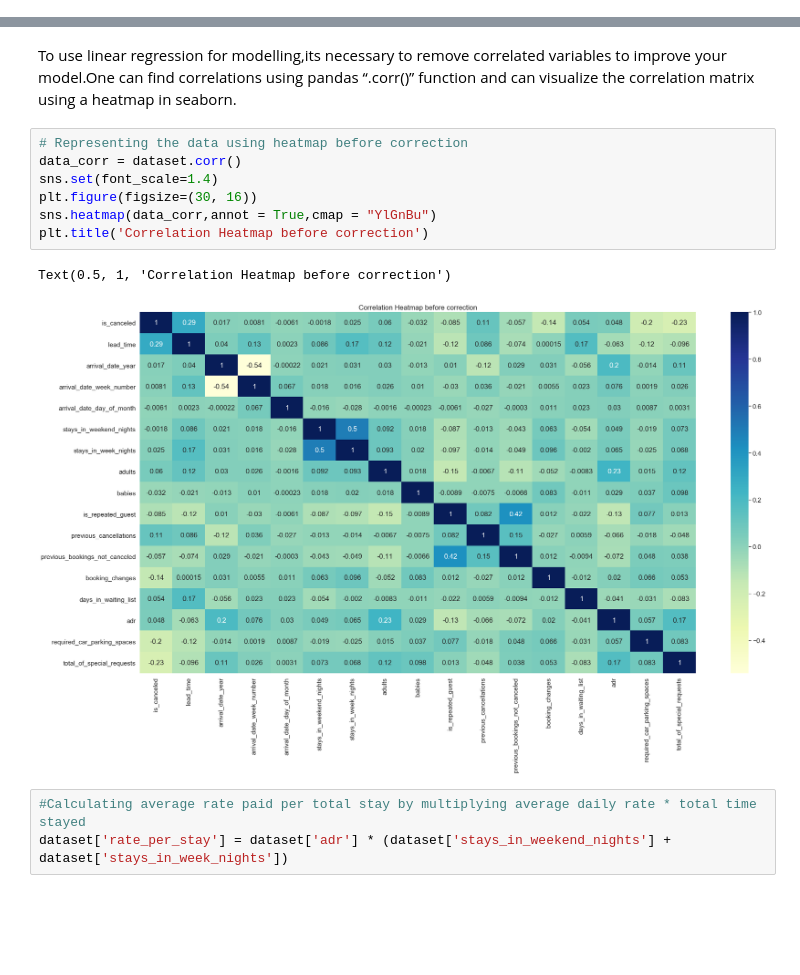
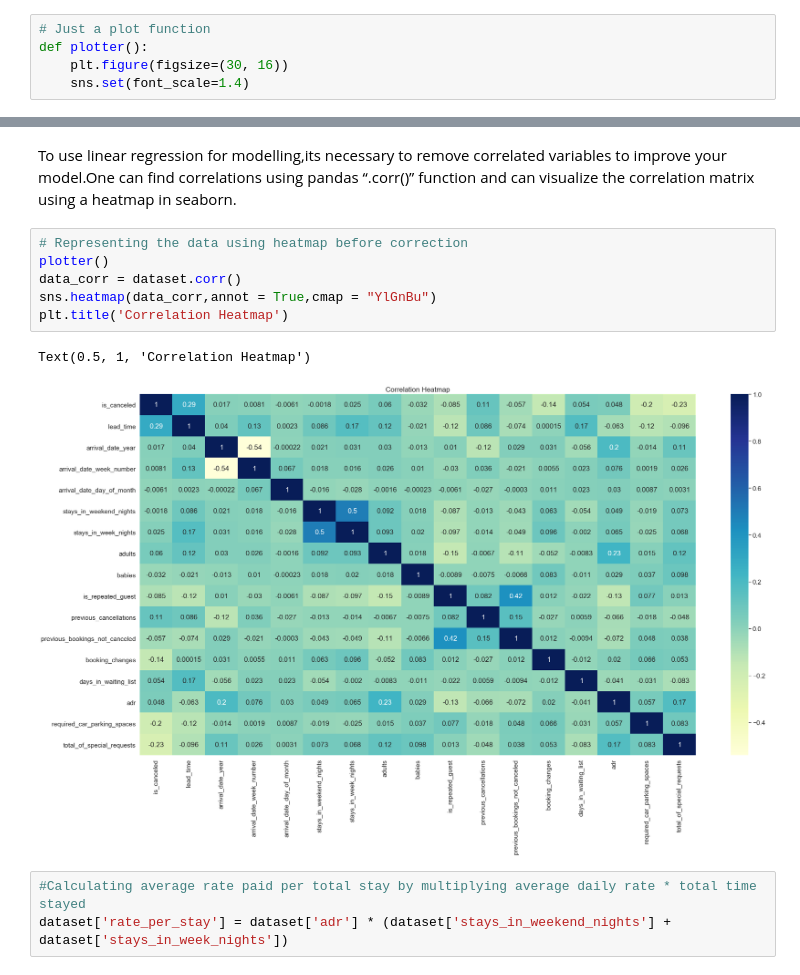
Before and after one commit to dipenpratap/Data-Mining, a Jupyter notebook: Project 1/project_1.ipynb, the cells around one changed output, grey strips where cells are left out. Drawn from its saved outputs; the diff is of its cells as text; blank space fills up the shorter version.

```diff
--- a/Project 1/project_1.ipynb
+++ b/Project 1/project_1.ipynb
@@ -64,6 +64,11 @@ memory usage: 29.1+ MB
     the NaN values present in the dataset."""
 # %% [output]
 ' Here we can see that data has int, float and object values. First of all we have to represent the object\n    values to some numerical values so that we can perform exploratory data analysis. Also,  ...
+# %%
+# Just a plot function
+def plotter():
+    plt.figure(figsize=(30, 16))
+    sns.set(font_scale=1.4)
 # %%
 # Cleaning the dataset (looking for outliers and NaN values)
 data_size = dataset.shape
@@ -158,14 +163,13 @@ From above data we can see that the months of August followed by July, May, and
 To use linear regression for modelling,its necessary to remove correlated variables to improve your model.One can find correlations using pandas “.corr()” function and can visualize the correlation matrix using a heatmap in seaborn.
 # %%
 # Representing the data using heatmap before correction
+plotter()
 data_corr = dataset.corr()
-sns.set(font_scale=1.4)
-plt.figure(figsize=(30, 16))
 sns.heatmap(data_corr,annot = True,cmap = "YlGnBu")
-plt.title('Correlation Heatmap before correction')
+plt.title('Correlation Heatmap')
 # %% [output]
-Text(0.5, 1, 'Correlation Heatmap before correction')
+Text(0.5, 1, 'Correlation Heatmap')
-[figure, old version]
+[figure, new version]
 # %%
 #Calculating average rate paid per total stay by multiplying average daily rate * total time stayed
 dataset['rate_per_stay'] = dataset['adr'] * (dataset['stays_in_weekend_nights'] + dataset['stays_in_week_nights'])
```
Also changed, not shown: parts of 12 cells of this notebook.
